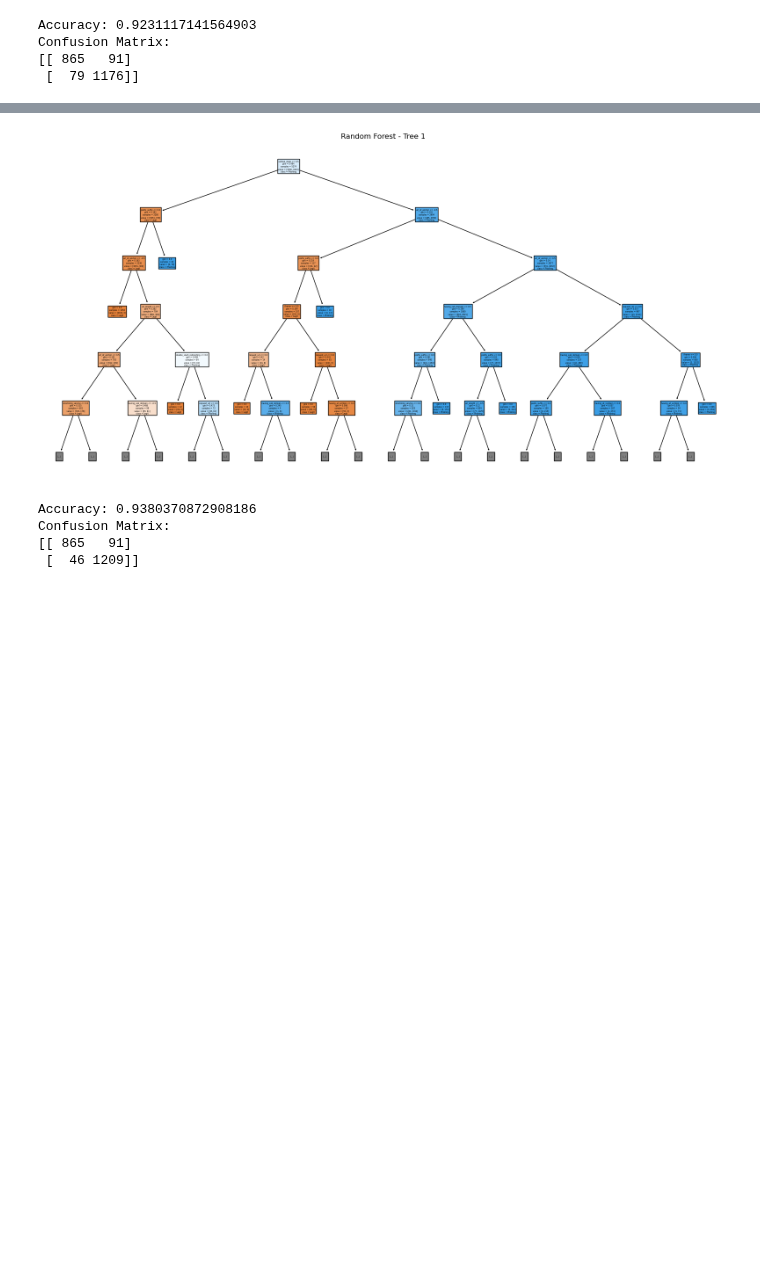
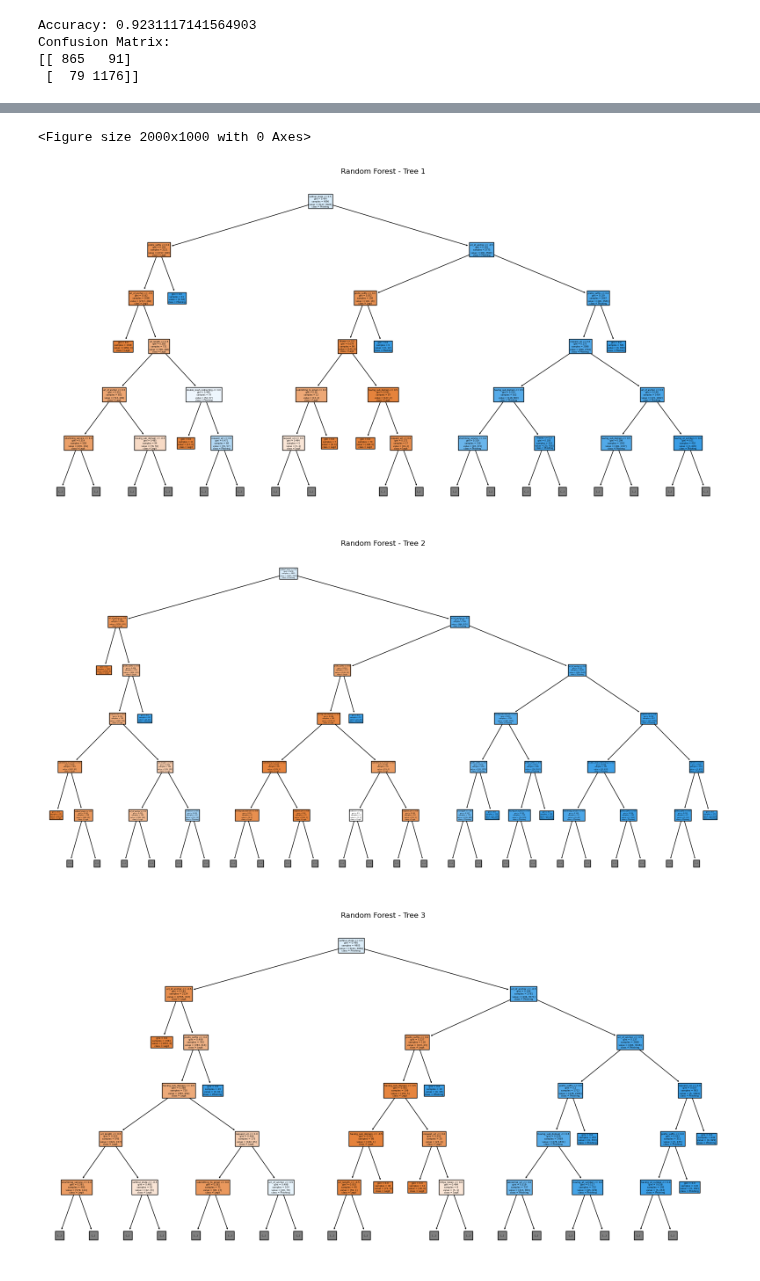
Before and after one commit to Islake/KoneOppiminen, a Jupyter notebook: tasks/Decision_trees_and_random_forests.ipynb, the cells around one changed output, grey strips where cells are left out. Cells and saved outputs as stored; diff of their text form; code cells hidden in the pictures; blank space fills up the shorter version.

```diff
--- a/tasks/Decision_trees_and_random_forests.ipynb
+++ b/tasks/Decision_trees_and_random_forests.ipynb
@@ -152,7 +137,6 @@ print(X_train.shape, X_test.shape, y_train.shape, y_test.shape)
 We use `head()` to print the first few rows of the selected features dataset. Make sure everything looks correct before moving on to training.
 # %%
 print(X_selected.head())  # Print first few rows of the selected features dataset
-feature_names = X_selected.columns.tolist()
 # %% [output]
    url_length  shortining_service  having_at_symbol  double_slash_redirecting  \
 0           1                   1                 1                        -1
@@ -250,26 +245,27 @@ These needed to be done to correctly format y_train to this sklearn model.
 # %%
 from sklearn.ensemble import RandomForestClassifier
 
-model = RandomForestClassifier(random_state = 42, n_estimators = 100, max_features=0.8, max_samples=0.7, max_depth=10)
+model = RandomForestClassifier(random_state = 42, n_estimators = 100,
+                               max_features=0.75, max_samples=0.8, max_depth=10)
 model.fit(X_train, y_train.values.ravel())
 
 plt.figure(figsize=(20, 10))
 
-plot_tree(model.estimators_[0], filled=True, feature_names=feature_names,
-          class_names=['Legit', 'Phishing'], max_depth=5)
-
-plt.title('Random Forest - Tree 1')
-plt.show()
+for i in range(3):
+    plt.figure(figsize=(20, 10))
+    plot_tree(model.estimators_[i], filled=True, feature_names=feature_names,
+              class_names=['Legit', 'Phishing'], max_depth=5)
+    plt.title(f'Random Forest - Tree {i+1}')
+    plt.show()
 
 y_pred = model.predict(X_test)
 accuracy = accuracy_score(y_test, y_pred)
 conf_matrix = confusion_matrix(y_test, y_pred)
 
 print(f'Accuracy: {accuracy}')
 print(f'Confusion Matrix:\n{conf_matrix}')
 # %% [output]
+<Figure size 2000x1000 with 0 Axes>
-[figure, old version]
+[figure, new version]
-Accuracy: 0.9380370872908186
-Confusion Matrix:
-[[ 865   91]
- [  46 1209]]
+[figure, added]
+[figure, added]
```
Also changed, not shown: parts of 3 cells of this notebook.
